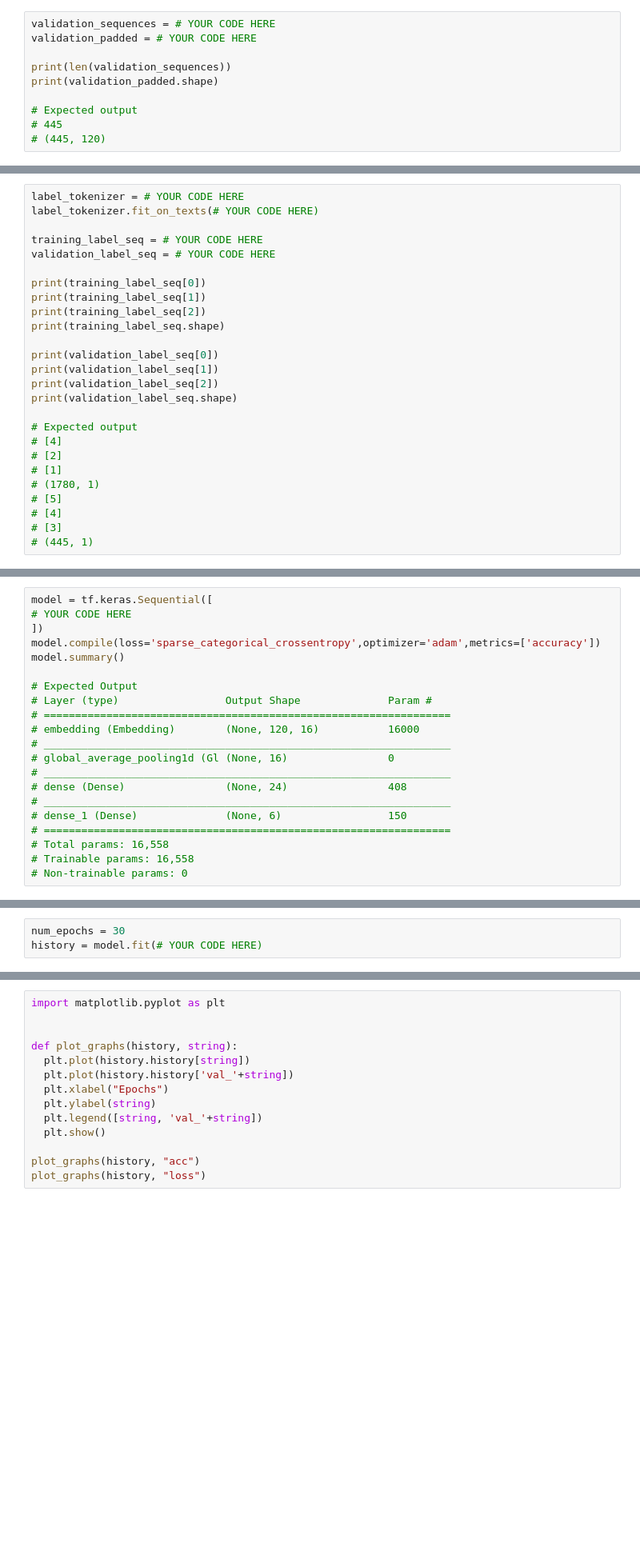
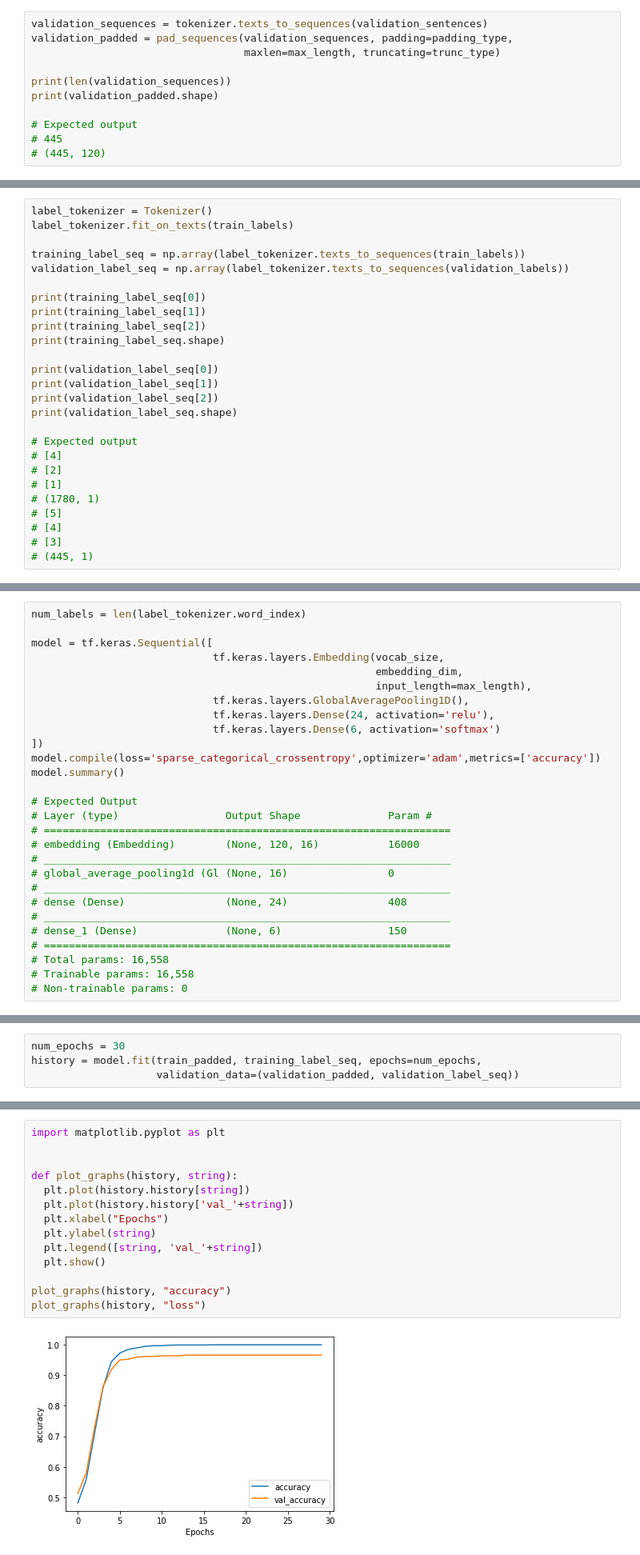
Before and after one commit to jeff-daniels/Coursera---TensorFlow-in-Practice, a Jupyter notebook: Natural Language Processing in TensorFlow/Exercise 2-BBC News Archive.ipynb, the cells around one changed output, grey strips where cells are left out. Shown: that part at 80% size. Drawn from its saved outputs; the diff is of its cells as text; blank space fills up the shorter version.

Commit message:
train model

```diff
--- a/Natural Language Processing in TensorFlow/Exercise 2-BBC News Archive.ipynb
+++ b/Natural Language Processing in TensorFlow/Exercise 2-BBC News Archive.ipynb
@@ -97,6 +136,7 @@ print(len(train_padded[10]))
 # %%
-validation_sequences = # YOUR CODE HERE
-validation_padded = # YOUR CODE HERE
+validation_sequences = tokenizer.texts_to_sequences(validation_sentences)
+validation_padded = pad_sequences(validation_sequences, padding=padding_type,
+                                  maxlen=max_length, truncating=trunc_type)
 
 print(len(validation_sequences))
 print(validation_padded.shape)
@@ -107,9 +150,9 @@ print(validation_padded.shape)
 # %%
-label_tokenizer = # YOUR CODE HERE
-label_tokenizer.fit_on_texts(# YOUR CODE HERE)
+label_tokenizer = Tokenizer()
+label_tokenizer.fit_on_texts(train_labels)
 
-training_label_seq = # YOUR CODE HERE
-validation_label_seq = # YOUR CODE HERE
+training_label_seq = np.array(label_tokenizer.texts_to_sequences(train_labels))
+validation_label_seq = np.array(label_tokenizer.texts_to_sequences(validation_labels))
 
 print(training_label_seq[0])
 print(training_label_seq[1])
@@ -133,6 +185,13 @@ print(validation_label_seq.shape)
 # %%
+num_labels = len(label_tokenizer.word_index)
+
 model = tf.keras.Sequential([
-# YOUR CODE HERE
+                             tf.keras.layers.Embedding(vocab_size,
+                                                       embedding_dim,
+                                                       input_length=max_length),
+                             tf.keras.layers.GlobalAveragePooling1D(),
+                             tf.keras.layers.Dense(24, activation='relu'),
+                             tf.keras.layers.Dense(6, activation='softmax')
 ])
 model.compile(loss='sparse_categorical_crossentropy',optimizer='adam',metrics=['accuracy'])
 model.summary()
@@ -154,3 +230,4 @@ model.summary()
 # %%
 num_epochs = 30
-history = model.fit(# YOUR CODE HERE)
+history = model.fit(train_padded, training_label_seq, epochs=num_epochs,
+                    validation_data=(validation_padded, validation_label_seq))
@@ -157,14 +252,16 @@ history = model.fit(# YOUR CODE HERE)
 # %%
 import matplotlib.pyplot as plt
 
 
 def plot_graphs(history, string):
   plt.plot(history.history[string])
   plt.plot(history.history['val_'+string])
   plt.xlabel("Epochs")
   plt.ylabel(string)
   plt.legend([string, 'val_'+string])
   plt.show()
 
-plot_graphs(history, "acc")
+plot_graphs(history, "accuracy")
 plot_graphs(history, "loss")
+# %% [output]
+[figure, added]
```
Also changed, not shown: parts of 14 cells of this notebook.
